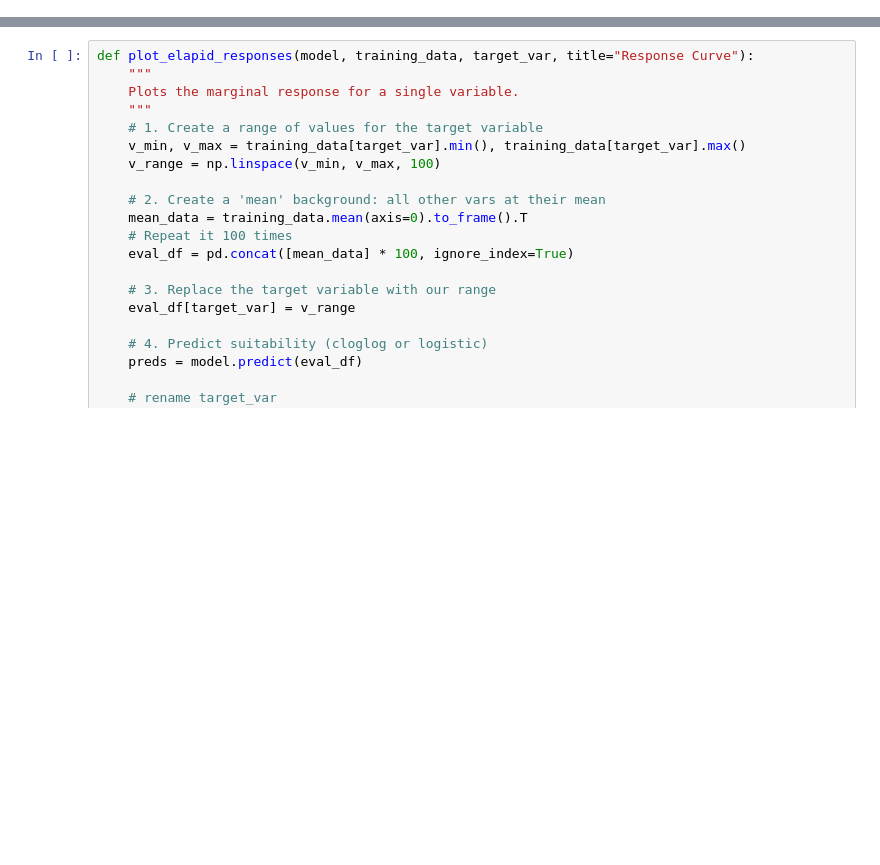
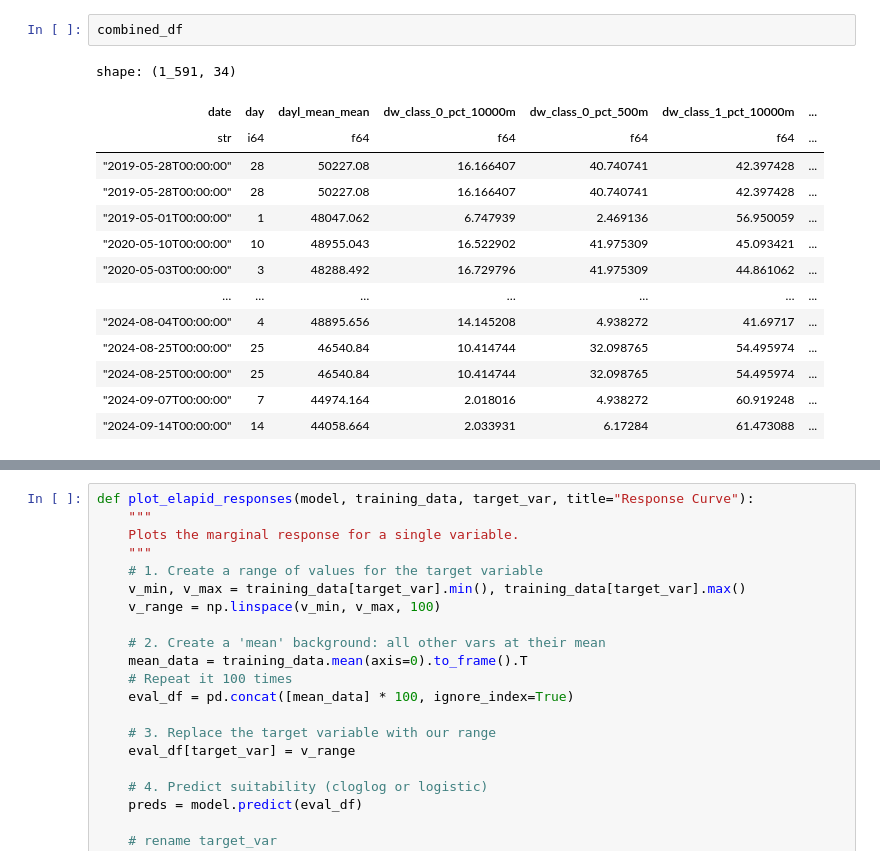
Before and after one commit to mkmitchell/biodiversity, a Jupyter notebook: maxent_model.ipynb, the cells around one changed output, grey strips where cells are left out. Cells and saved outputs as stored; diff of their text form; blank space fills up the shorter version.

```diff
--- a/maxent_model.ipynb
+++ b/maxent_model.ipynb
@@ -83,0 +89,17 @@ Reading: /mnt/f/readyparams/param_csvs/anaxyrus_americanus_subset1.csv
+# %%
+combined_df
+# %% [output]
+shape: (1_591, 34)
+| date | day | dayl_mean_mean | dw_class_0_pct_10000m | dw_class_0_pct_500m | dw_class_1_pct_10000m | ... |
+| str | i64 | f64 | f64 | f64 | f64 | ... |
+| "2019-05-28T00:00:00" | 28 | 50227.08 | 16.166407 | 40.740741 | 42.397428 | ... |
+| "2019-05-28T00:00:00" | 28 | 50227.08 | 16.166407 | 40.740741 | 42.397428 | ... |
+| "2019-05-01T00:00:00" | 1 | 48047.062 | 6.747939 | 2.469136 | 56.950059 | ... |
+| "2020-05-10T00:00:00" | 10 | 48955.043 | 16.522902 | 41.975309 | 45.093421 | ... |
+| "2020-05-03T00:00:00" | 3 | 48288.492 | 16.729796 | 41.975309 | 44.861062 | ... |
+| … | … | … | … | … | … | ... |
+| "2024-08-04T00:00:00" | 4 | 48895.656 | 14.145208 | 4.938272 | 41.69717 | ... |
+| "2024-08-25T00:00:00" | 25 | 46540.84 | 10.414744 | 32.098765 | 54.495974 | ... |
+| "2024-08-25T00:00:00" | 25 | 46540.84 | 10.414744 | 32.098765 | 54.495974 | ... |
+| "2024-09-07T00:00:00" | 7 | 44974.164 | 2.018016 | 4.938272 | 60.919248 | ... |
+| "2024-09-14T00:00:00" | 14 | 44058.664 | 2.033931 | 6.17284 | 61.473088 | ... |
```
Also changed, not shown: parts of 19 cells of this notebook, 42 other files.
